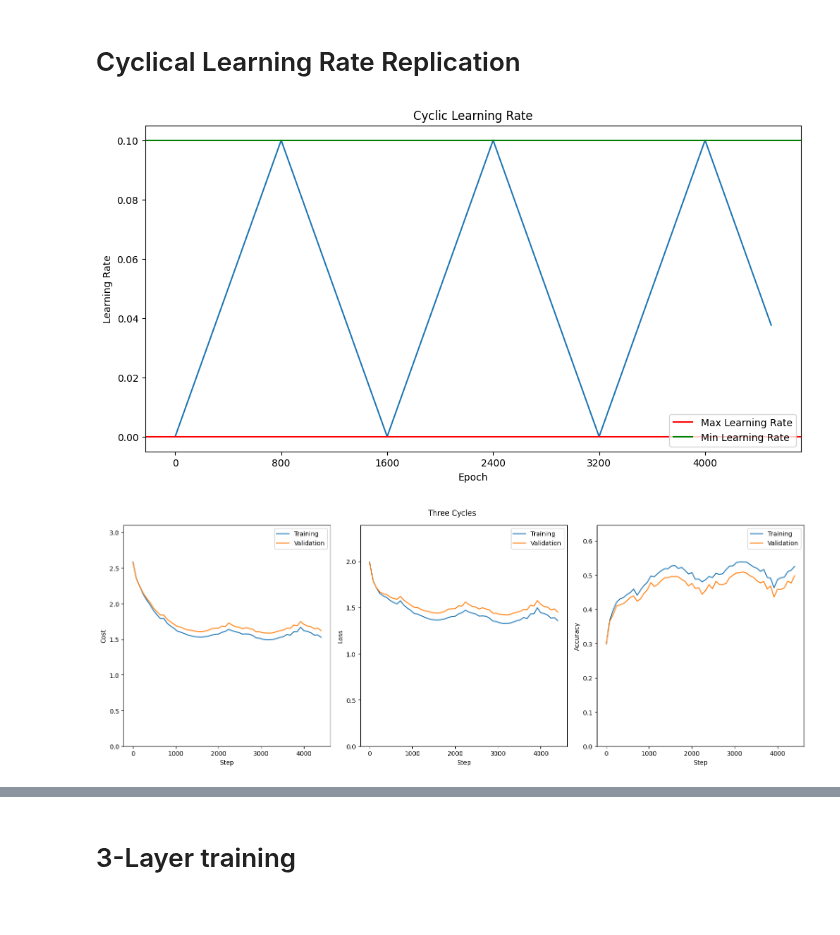
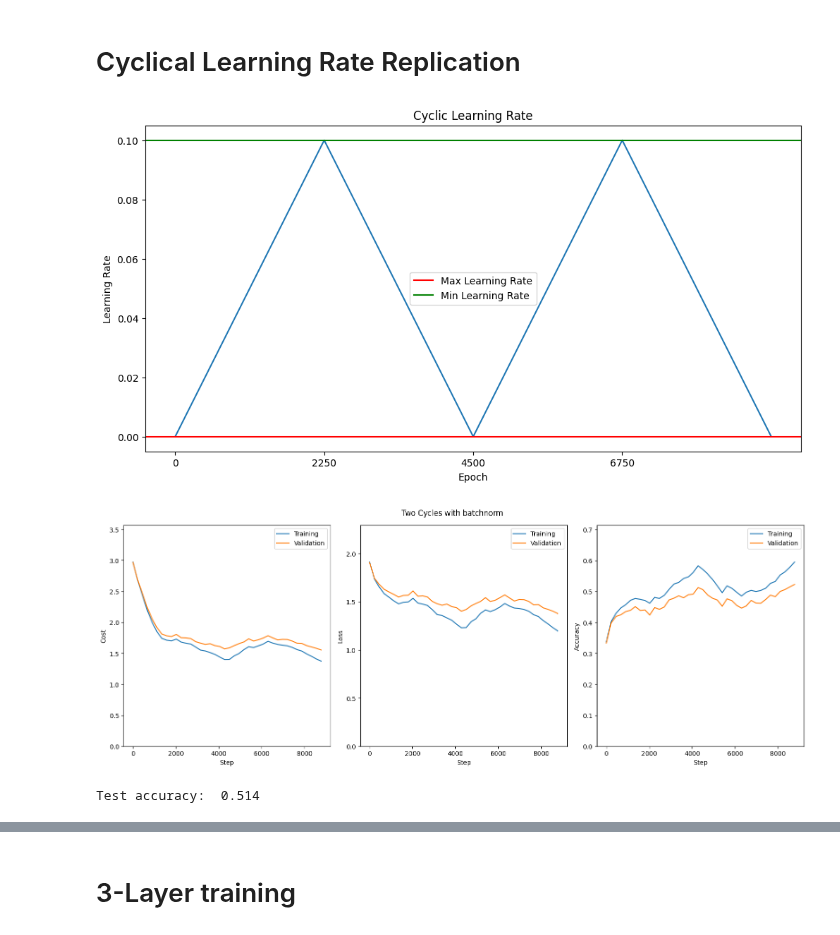
Before and after one commit to Lussebullen/dd2424, a Jupyter notebook: assignment3/notebook.ipynb, the cells around one changed output, grey strips where cells are left out. Cells and saved outputs as stored; diff of their text form; code cells hidden in the pictures.

```diff
--- a/assignment3/notebook.ipynb
+++ b/assignment3/notebook.ipynb
@@ -518,7 +549,7 @@ def cyclicLearningRate(eta_min, eta_max, stepsize, t):
     else:
         return eta_max - (t - (2*l+1)*stepsize) / stepsize * (eta_max - eta_min)
 # %%
-def miniBatchGD(train, M=[20], lmbd=0.1, n_batch=100, scheduler=["static",[0.001]], n_epochs=20, val=None, pflip=0, seed=65465168, n_cycles=2):
+def miniBatchGD(train, model, lmbd=0.1, n_batch=100, scheduler=["static",[0.001]], n_epochs=20, val=None, pflip=0, seed=65465168, n_cycles=2):
         """
         Perform mini-batch gradient descent.
 
@@ -541,8 +572,6 @@ def miniBatchGD(train, M=[20], lmbd=0.1, n_batch=100, scheduler=["static",[0.001
         loss = {"train" : [], "val" : []}
         accs = {"train" : [], "val" : []}
         lr = []
-
-        model = LinearKLayer(K, D, M)
 
         if scheduler[0] == "static":
             eta = scheduler[1][0]
@@ -683,26 +787,54 @@ Relative error B: 2.7800224485149166e-10
 # %% [markdown]
 # Cyclical Learning Rate Replication
+# %%
+# Load All Data
+
+# Combine all training batches
+alltrain = Data()
+for _ in range(5):
+    alltrain.concatData(f"data_batch_{_+1}")
+alltrain.transform()
+
+val = Data()
+val.miniBatch(alltrain, [0, 5000])
+
+train = Data()
+train.miniBatch(alltrain, [5000,alltrain.data.shape[1]])
+
+del alltrain
+
+# Partition test batch into validation and test sets
+test = Data("test_batch")
 # %%
-eta_min, eta_max, stepsize = 1e-5, 1e-1, 800
+vis = Visualizer()
+
+eta_min, eta_max = 1e-5, 1e-1
+lmbd, n_batch = 0.01, 100
+stepsize = int(5 * 45000 / n_batch)
 
 lr_scheduler = ["cyclic",[eta_min, eta_max, stepsize]]
 
-lmbd, n_batch, n_epochs = 0.01, 100, 10
+
 
 epoch_updates = train.data.shape[1]/n_batch
 cycle_updates = 2 * stepsize
 n_epochs_cycle = cycle_updates/epoch_updates
 
-# 3 cycles worth of epochs
-n_epochs = int(n_epochs_cycle * 3)
+# 2 cycles worth of epochs
+n_epochs = int(n_epochs_cycle * 2)
 # %%
-modelout, costs, loss, accs, lr = miniBatchGD(train, M=[50], lmbd=lmbd, n_batch=n_batch, scheduler=lr_scheduler, n_epochs=n_epochs, val=val, pflip=0)
+model = LinearKLayer(K, D, [50, 50], seed=65465168, batchnorm=True)
+modelout, costs, loss, accs, lr = miniBatchGD(train, model, lmbd=0.01, n_batch=n_batch, scheduler=lr_scheduler, n_epochs=n_epochs, val=val, pflip=0)
 # %%
-vis = Visualizer()
 vis.plotLearningRate("Cyclic Learning Rate", lr, eta_min, eta_max, stepsize)
 # %% [output]
-[figure, old version]
+[figure, new version]
 # %%
-vis.plotCyclicResults("Three Cycles", costs, loss, accs, stepsize)
+vis.plotCyclicResults("Two Cycles with batchnorm", costs, loss, accs, stepsize)
 # %% [output]
-[figure, old version]
+[figure, new version]
+# %%
+modelout.forward(test)
+print("Test accuracy: ", modelout.computeAcc(test))
+# %% [output]
+Test accuracy:  0.514
```
Also changed, not shown: parts of 12 cells of this notebook.
